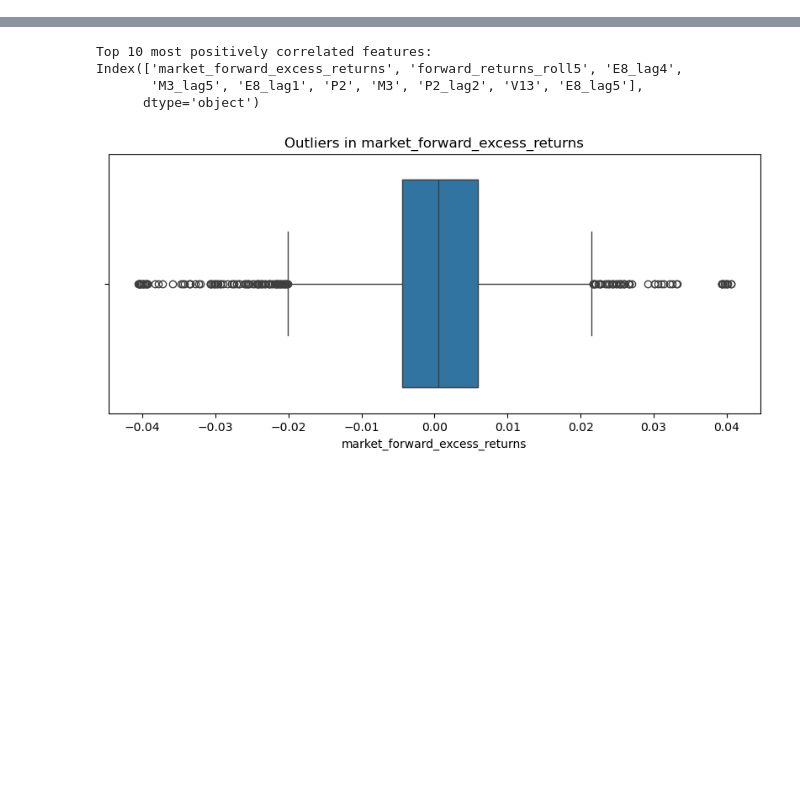
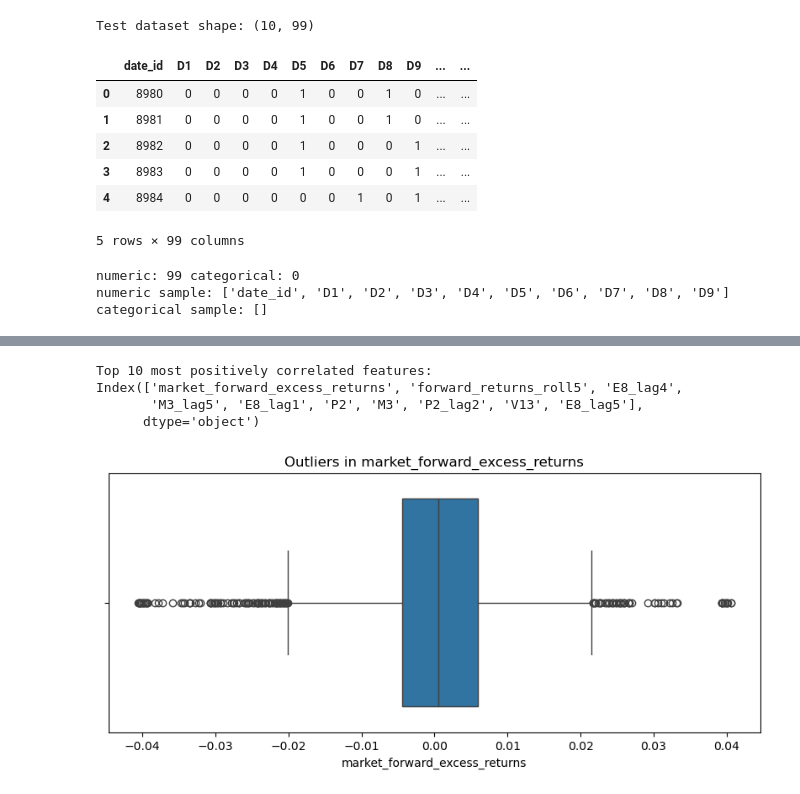
Before and after one commit to SidSrinath/ML_Project, a Jupyter notebook: ML_Proj.ipynb, the cells around one changed output, grey strips where cells are left out. Saved outputs shown, nothing was run; the diff lists cells and outputs as text; code cells hidden in the pictures; blank space fills up the shorter version.

```diff
--- a/ML_Proj.ipynb
+++ b/ML_Proj.ipynb
@@ -61,0 +33,26 @@ Name: forward_returns, Length: 700, dtype: float64
+# %%
+df = pd.read_csv("test.csv", parse_dates=True, low_memory=False)
+print("Test dataset shape:", df.shape)
+df.head()
+# %% [output]
+Test dataset shape: (10, 99)
+|  | date_id | D1 | D2 | D3 | D4 | D5 | D6 | D7 | D8 | D9 | ... | ... |
+| 0 | 8980 | 0 | 0 | 0 | 0 | 1 | 0 | 0 | 1 | 0 | ... | ... |
+| 1 | 8981 | 0 | 0 | 0 | 0 | 1 | 0 | 0 | 1 | 0 | ... | ... |
+| 2 | 8982 | 0 | 0 | 0 | 0 | 1 | 0 | 0 | 0 | 1 | ... | ... |
+| 3 | 8983 | 0 | 0 | 0 | 0 | 1 | 0 | 0 | 0 | 1 | ... | ... |
+| 4 | 8984 | 0 | 0 | 0 | 0 | 0 | 0 | 1 | 0 | 1 | ... | ... |
+5 rows × 99 columns
+# %%
+dtypes = df.dtypes
+num_cols = dtypes[dtypes != 'object'].index.tolist()
+cat_cols = dtypes[dtypes == 'object'].index.tolist()
+print("numeric:", len(num_cols), "categorical:", len(cat_cols))
+print("numeric sample:", num_cols[:10])
+print("categorical sample:", cat_cols[:10])
+
+# We can see here that all the features are numeric, and none are categorical
+# %% [output]
+numeric: 99 categorical: 0
+numeric sample: ['date_id', 'D1', 'D2', 'D3', 'D4', 'D5', 'D6', 'D7', 'D8', 'D9']
+categorical sample: []
```
Also changed, not shown: parts of 9 cells of this notebook.
